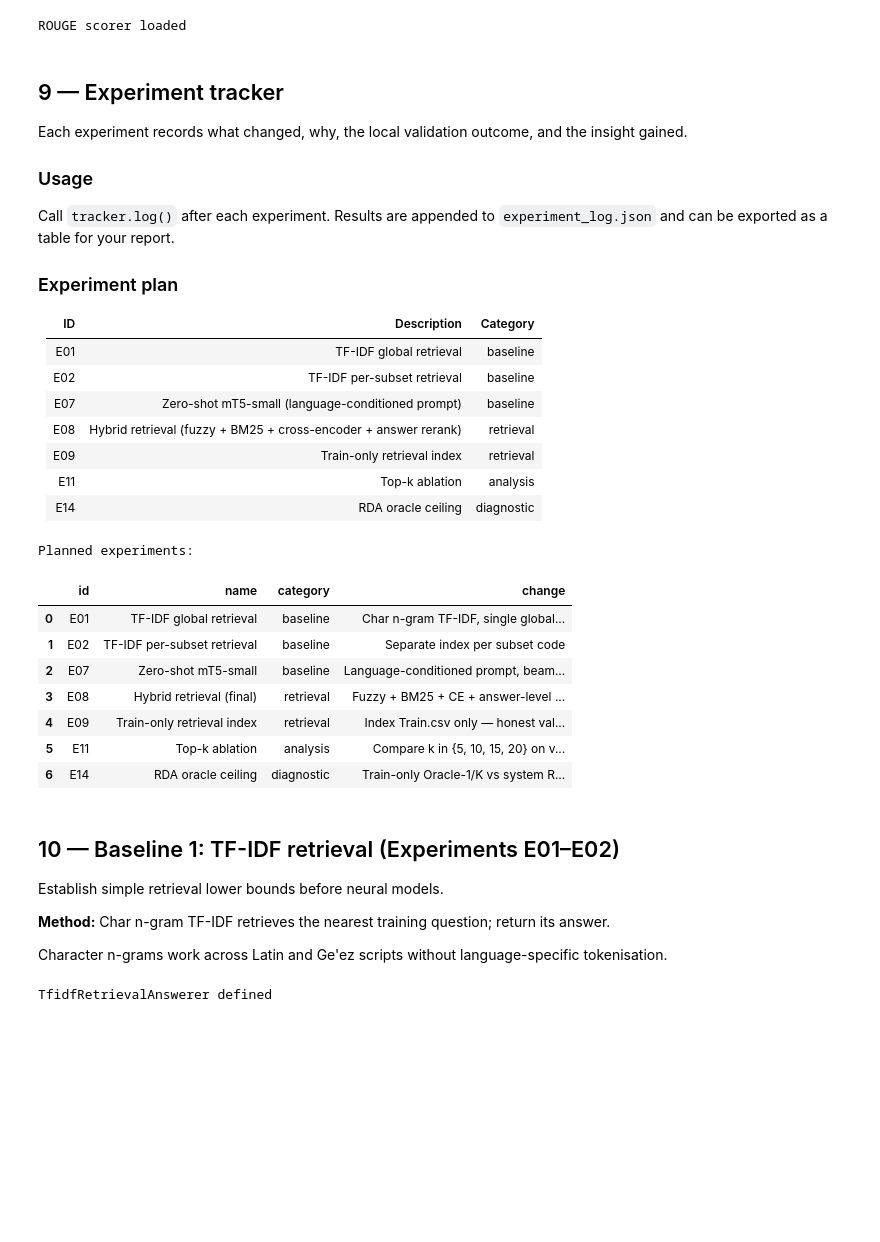
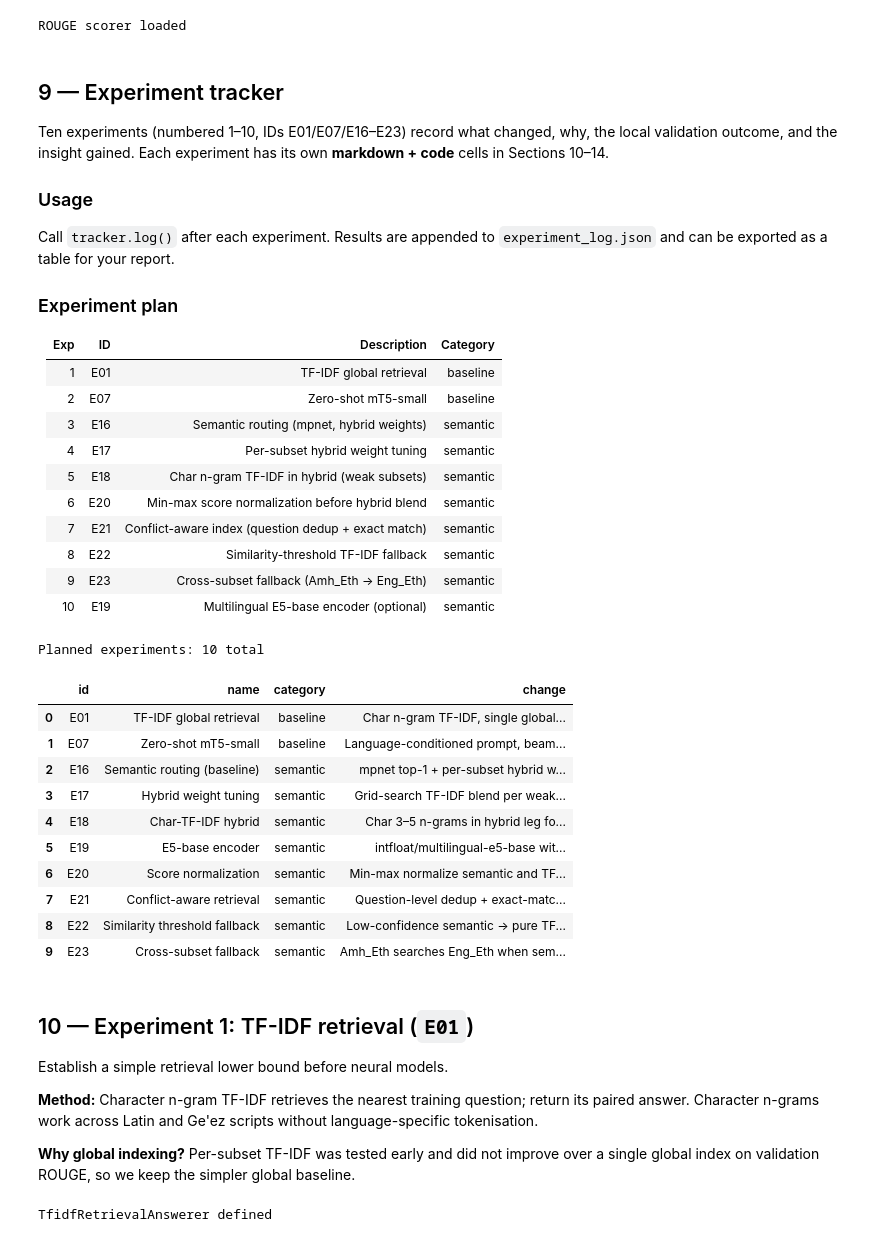
Before and after one commit to Bonaparte003/African-Language-Health-QA-Challenge, a Jupyter notebook: multilingual_health_qa_notebook.ipynb, the cells around one changed output. Cells and saved outputs as stored; diff of their text form; code cells hidden in the pictures; blank space fills up the shorter version.

Commit message:
updated the experiments to get a better 0.57

```diff
--- a/multilingual_health_qa_notebook.ipynb
+++ b/multilingual_health_qa_notebook.ipynb
@@ -884,7 +900,7 @@ ROUGE scorer loaded
 # %% [markdown]
 ## 9 — Experiment tracker
 
-Each experiment records what changed, why, the local validation outcome, and the insight gained.
+Ten experiments (numbered 1–10, IDs E01/E07/E16–E23) record what changed, why, the local validation outcome, and the insight gained. Each experiment has its own **markdown + code** cells in Sections 10–14.
 
 ### Usage
 
@@ -892,15 +908,18 @@ Call `tracker.log()` after each experiment. Results are appended to `experiment_
 
 ### Experiment plan
 
-| ID | Description | Category |
-|---|---|---|
-| E01 | TF-IDF global retrieval | baseline |
-| E02 | TF-IDF per-subset retrieval | baseline |
-| E07 | Zero-shot mT5-small (language-conditioned prompt) | baseline |
-| E08 | Hybrid retrieval (fuzzy + BM25 + cross-encoder + answer rerank) | retrieval |
-| E09 | Train-only retrieval index | retrieval |
-| E11 | Top-k ablation | analysis |
-| E14 | RDA oracle ceiling | diagnostic |
+| Exp | ID | Description | Category |
+|---|---|---|---|
+| 1 | E01 | TF-IDF global retrieval | baseline |
+| 2 | E07 | Zero-shot mT5-small | baseline |
+| 3 | E16 | Semantic routing (mpnet, hybrid weights) | semantic |
+| 4 | E17 | Per-subset hybrid weight tuning | semantic |
+| 5 | E18 | Char n-gram TF-IDF in hybrid (weak subsets) | semantic |
+| 6 | E20 | Min-max score normalization before hybrid blend | semantic |
+| 7 | E21 | Conflict-aware index (question dedup + exact match) | semantic |
+| 8 | E22 | Similarity-threshold TF-IDF fallback | semantic |
+| 9 | E23 | Cross-subset fallback (Amh_Eth → Eng_Eth) | semantic |
+| 10 | E19 | Multilingual E5-base encoder (optional) | semantic |
 # %%
 class ExperimentTracker:
     """Log and compare experiments."""
@@ -920,54 +939,60 @@ class ExperimentTracker:
             'change': change,
             'rationale': rationale,
             'rouge1_f1': rouge1,
             'rougeL_f1': rougel,
             'notes': notes,
             'runtime_min': runtime_min,
             'timestamp': datetime.utcnow().isoformat() + 'Z',
         }
         self.records = [r for r in self.records if r['id'] != experiment_id]
         self.records.append(record)
         self.path.write_text(json.dumps(self.records, indent=2))
         print(f"Logged experiment {experiment_id}: {name}")
         return record
 
     def to_dataframe(self):
         cols = ['id', 'name', 'category', 'change', 'rouge1_f1', 'rougeL_f1', 'notes']
         if not self.records:
             return pd.DataFrame(columns=cols)
         return pd.DataFrame(self.records)[cols].sort_values('id')
 
 tracker = ExperimentTracker()
 
 PLANNED_EXPERIMENTS = pd.DataFrame([
     {'id': 'E01', 'name': 'TF-IDF global retrieval', 'category': 'baseline', 'change': 'Char n-gram TF-IDF, single global index'},
-    {'id': 'E02', 'name': 'TF-IDF per-subset retrieval', 'category': 'baseline', 'change': 'Separate index per subset code'},
     {'id': 'E07', 'name': 'Zero-shot mT5-small', 'category': 'baseline', 'change': 'Language-conditioned prompt, beam search'},
-    {'id': 'E08', 'name': 'Hybrid retrieval (final)', 'category': 'retrieval', 'change': 'Fuzzy + BM25 + CE + answer-level reranking'},
-    {'id': 'E09', 'name': 'Train-only retrieval index', 'category': 'retrieval', 'change': 'Index Train.csv only — honest val eval'},
-    {'id': 'E11', 'name': 'Top-k ablation', 'category': 'analysis', 'change': 'Compare k in {5, 10, 15, 20} on val sample'},
-    {'id': 'E14', 'name': 'RDA oracle ceiling', 'category': 'diagnostic', 'change': 'Train-only Oracle-1/K vs system ROUGE'},
+    {'id': 'E16', 'name': 'Semantic routing (baseline)', 'category': 'semantic', 'change': 'mpnet top-1 + per-subset hybrid weights'},
+    {'id': 'E17', 'name': 'Hybrid weight tuning', 'category': 'semantic', 'change': 'Grid-search TF-IDF blend per weak subset on Val'},
+    {'id': 'E18', 'name': 'Char-TF-IDF hybrid', 'category': 'semantic', 'change': 'Char 3–5 n-grams in hybrid leg for script-heavy subsets'},
+    {'id': 'E19', 'name': 'E5-base encoder', 'category': 'semantic', 'change': 'intfloat/multilingual-e5-base with query/passage prefixes'},
+    {'id': 'E20', 'name': 'Score normalization', 'category': 'semantic', 'change': 'Min-max normalize semantic and TF-IDF scores before blending'},
+    {'id': 'E21', 'name': 'Conflict-aware retrieval', 'category': 'semantic', 'change': 'Question-level dedup + exact-match shortcut'},
+    {'id': 'E22', 'name': 'Similarity threshold fallback', 'category': 'semantic', 'change': 'Low-confidence semantic → pure TF-IDF'},
+    {'id': 'E23', 'name': 'Cross-subset fallback', 'category': 'semantic', 'change': 'Amh_Eth searches Eng_Eth when semantic score is weak'},
 ])
-print('Planned experiments:')
+print(f'Planned experiments: {len(PLANNED_EXPERIMENTS)} total')
 display(PLANNED_EXPERIMENTS)
 # %% [output]
-Planned experiments:
+Planned experiments: 10 total
 |  | id | name | category | change |
 | 0 | E01 | TF-IDF global retrieval | baseline | Char n-gram TF-IDF, single global... |
-| 1 | E02 | TF-IDF per-subset retrieval | baseline | Separate index per subset code |
-| 2 | E07 | Zero-shot mT5-small | baseline | Language-conditioned prompt, beam... |
-| 3 | E08 | Hybrid retrieval (final) | retrieval | Fuzzy + BM25 + CE + answer-level ... |
-| 4 | E09 | Train-only retrieval index | retrieval | Index Train.csv only — honest val... |
-| 5 | E11 | Top-k ablation | analysis | Compare k in {5, 10, 15, 20} on v... |
-| 6 | E14 | RDA oracle ceiling | diagnostic | Train-only Oracle-1/K vs system R... |
+| 1 | E07 | Zero-shot mT5-small | baseline | Language-conditioned prompt, beam... |
+| 2 | E16 | Semantic routing (baseline) | semantic | mpnet top-1 + per-subset hybrid w... |
+| 3 | E17 | Hybrid weight tuning | semantic | Grid-search TF-IDF blend per weak... |
+| 4 | E18 | Char-TF-IDF hybrid | semantic | Char 3–5 n-grams in hybrid leg fo... |
+| 5 | E19 | E5-base encoder | semantic | intfloat/multilingual-e5-base wit... |
+| 6 | E20 | Score normalization | semantic | Min-max normalize semantic and TF... |
+| 7 | E21 | Conflict-aware retrieval | semantic | Question-level dedup + exact-matc... |
+| 8 | E22 | Similarity threshold fallback | semantic | Low-confidence semantic → pure TF... |
+| 9 | E23 | Cross-subset fallback | semantic | Amh_Eth searches Eng_Eth when sem... |
 # %% [markdown]
-## 10 — Baseline 1: TF-IDF retrieval (Experiments E01–E02)
+## 10 — Experiment 1: TF-IDF retrieval (`E01`)
 
-Establish simple retrieval lower bounds before neural models.
+Establish a simple retrieval lower bound before neural models.
 
-**Method:** Char n-gram TF-IDF retrieves the nearest training question; return its answer.
+**Method:** Character n-gram TF-IDF retrieves the nearest training question; return its paired answer. Character n-grams work across Latin and Ge'ez scripts without language-specific tokenisation.
 
-Character n-grams work across Latin and Ge'ez scripts without language-specific tokenisation.
+**Why global indexing?** Per-subset TF-IDF was tested early and did not improve over a single global index on validation ROUGE, so we keep the simpler global baseline.
 # %%
 class TfidfRetrievalAnswerer:
     def __init__(self, question_col, answer_col, group_col=None,
```
Also changed, not shown: parts of 66 cells of this notebook, 29 other files.
